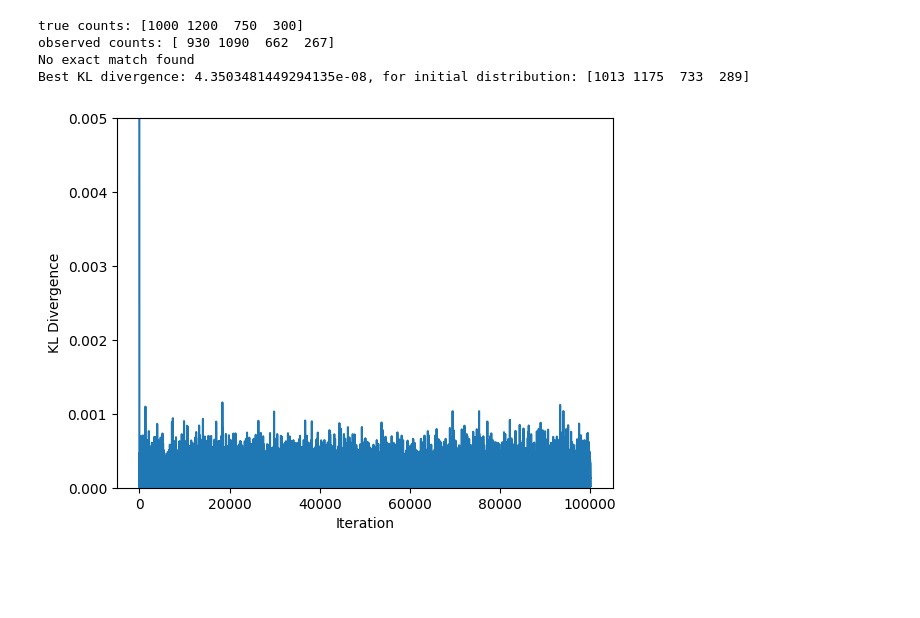
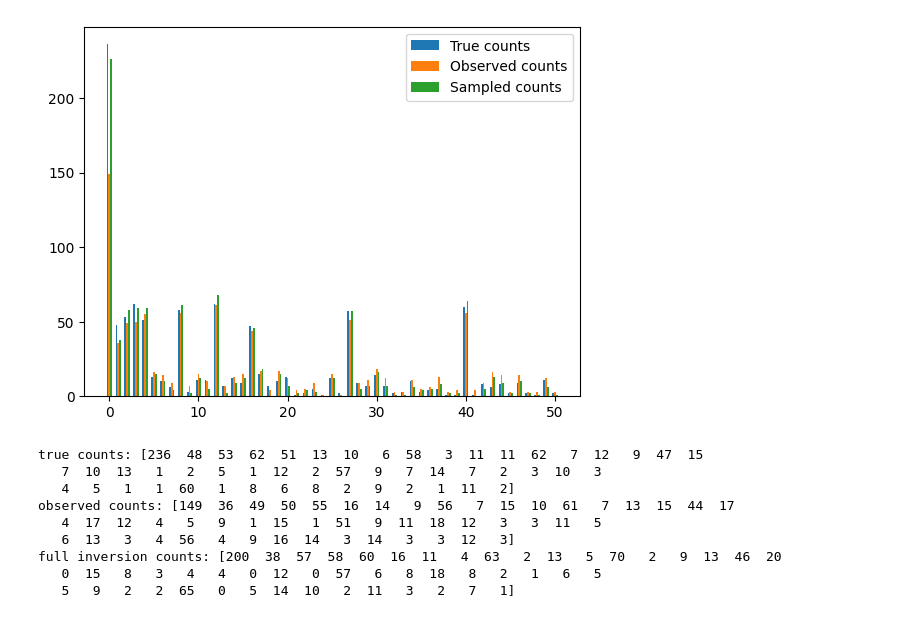
Before and after one commit to JoshuaGensel/dmMIME_correction, a Jupyter notebook: src/error_sampling_test.ipynb, the cells around one changed output. Saved outputs shown, nothing was run; the diff lists cells and outputs as text; code cells hidden in the pictures; blank space fills up the shorter version.

```diff
--- a/src/error_sampling_test.ipynb
+++ b/src/error_sampling_test.ipynb
@@ -10,0 +7,7 @@ sequencing_error_rates = np.array([0.01, 0.02, 0.03, 0.05])
+# %%
+number_states = 4
+sequence_length = 3
+number_sequences = 1000
+p_mutate = 1.0 / sequence_length
+mean_error = -2 #mean of lognormal error distribution with sigma = .1
+c = 1
@@ -119,0 +222,9 @@ def find_initial_distribution(sequences, counts, sequencing_error_rates, n_iter=
+# %%
+# bar plot the true counts, the observed counts and the sampled counts
+plt.bar(np.arange(counts.shape[0]) - 0.2, counts, width=0.2, label="True counts")
+plt.bar(np.arange(counts_matched.shape[0]) + 0.0, counts_matched, width=0.2, label="Observed counts")
+plt.bar(np.arange(mean_parameters.shape[0]) + 0.2, mean_parameters, width=0.2, label="Sampled counts")
+plt.legend()
+plt.show()
+# %% [output]
+[figure, added]
@@ -120,21 +281,17 @@ def find_initial_distribution(sequences, counts, sequencing_error_rates, n_iter=
 # %%
 print("true counts:", counts)
 print("observed counts:", counts_matched)
-# find the initial distribution
-ml_counts, median_counts, kl_list = find_initial_distribution(sequences, counts_matched, sequencing_error_rates)
-# print(ml_counts)
-# print(median_counts)
+
+# compute the full inversion
+full_inversion_counts = full_inversion(sequences, counts_matched, sequencing_error_rates, p_mutate)
+print("full inversion counts:", full_inversion_counts)
 # %% [output]
-true counts: [1000 1200  750  300]
-observed counts: [ 930 1090  662  267]
-No exact match found
-Best KL divergence: 4.3503481449294135e-08, for initial distribution: [1013 1175  733  289]
+true counts: [236  48  53  62  51  13  10   6  58   3  11  11  62   7  12   9  47  15
+   7  10  13   1   2   5   1  12   2  57   9   7  14   7   2   3  10   3
+   4   5   1   1  60   1   8   6   8   2   9   2   1  11   2]
+observed counts: [149  36  49  50  55  16  14   9  56   7  15  10  61   7  13  15  44  17
+   4  17  12   4   5   9   1  15   1  51   9  11  18  12   3   3  11   5
+   6  13   3   4  56   4   9  16  14   3  14   3   3  12   3]
+full inversion counts: [200  38  57  58  60  16  11   4  63   2  13   5  70   2   9  13  46  20
+   0  15   8   3   4   4   0  12   0  57   6   8  18   8   2   1   6   5
+   5   9   2   2  65   0   5  14  10   2  11   3   2   7   1]
-# %%
-# plot the KL divergence over the iterations
-plt.plot(kl_list)
-plt.xlabel("Iteration")
-plt.ylabel("KL Divergence")
-plt.ylim(0, .005)
-plt.show()
-# %% [output]
-[figure, removed]
```
Also changed, not shown: parts of 36 cells of this notebook, 1 other file.
